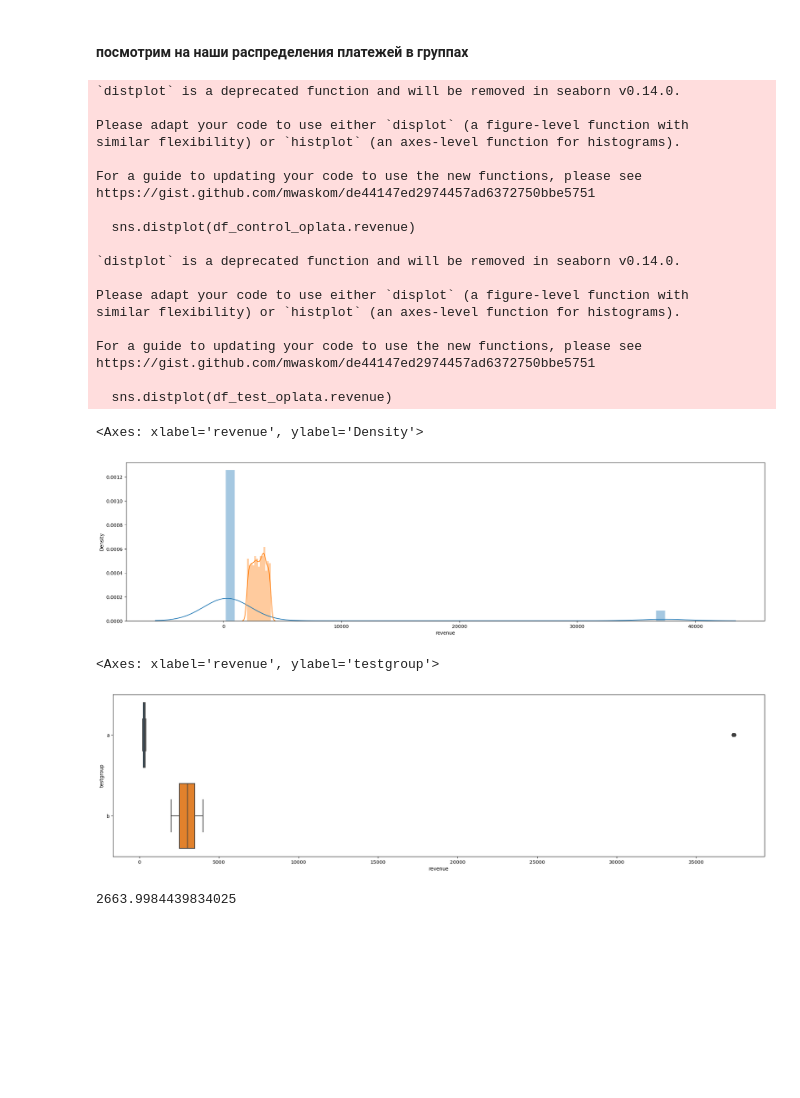
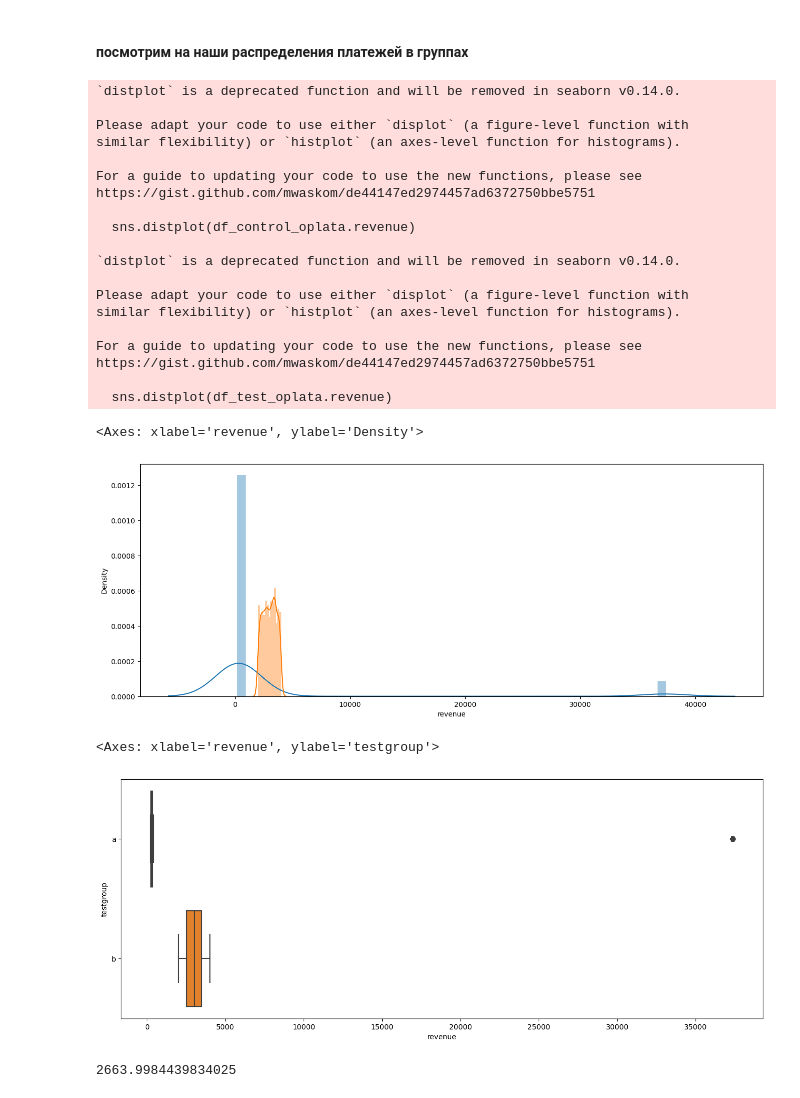
Before and after one commit to sorrero/mobile_game, a Jupyter notebook: mobile_game.ipynb, the cells around one changed output. Cells and saved outputs as stored; diff of their text form; code cells hidden in the pictures; blank space fills up the shorter version.

```diff
--- a/mobile_game.ipynb
+++ b/mobile_game.ipynb
@@ -638,39 +638,39 @@ df_AB_oplata
 # %% [markdown]
 #### посмотрим на наши распределения платежей в группах
 # %%
-plt.figure(figsize=(24,6))
+plt.figure(figsize=(16,6))
 df_control_oplata = df_AB_oplata[df_AB_oplata.testgroup == 'a']
 df_test_oplata = df_AB_oplata[df_AB_oplata.testgroup == 'b']
 sns.distplot(df_control_oplata.revenue)
 sns.distplot(df_test_oplata.revenue)
 # %% [output]
 `distplot` is a deprecated function and will be removed in seaborn v0.14.0.
 
 Please adapt your code to use either `displot` (a figure-level function with
 similar flexibility) or `histplot` (an axes-level function for histograms).
 
 For a guide to updating your code to use the new functions, please see
 https://gist.github.com/mwaskom/de44147ed2974457ad6372750bbe5751
 
   sns.distplot(df_control_oplata.revenue)
 
 `distplot` is a deprecated function and will be removed in seaborn v0.14.0.
 
 Please adapt your code to use either `displot` (a figure-level function with
 similar flexibility) or `histplot` (an axes-level function for histograms).
 
 For a guide to updating your code to use the new functions, please see
 https://gist.github.com/mwaskom/de44147ed2974457ad6372750bbe5751
 
   sns.distplot(df_test_oplata.revenue)
 <Axes: xlabel='revenue', ylabel='Density'>
-[figure, old version]
+[figure, new version]
 # %%
-plt.figure(figsize=(24,6))
+plt.figure(figsize=(16,6))
 sns.boxplot(x='revenue', y='testgroup', data=df_AB_oplata)
 # %% [output]
 <Axes: xlabel='revenue', ylabel='testgroup'>
-[figure, old version]
+[figure, new version]
 # %%
 df_control_oplata.revenue.mean()
 #среднее в контрольной группе
```
Also changed, not shown: parts of 9 cells of this notebook.
